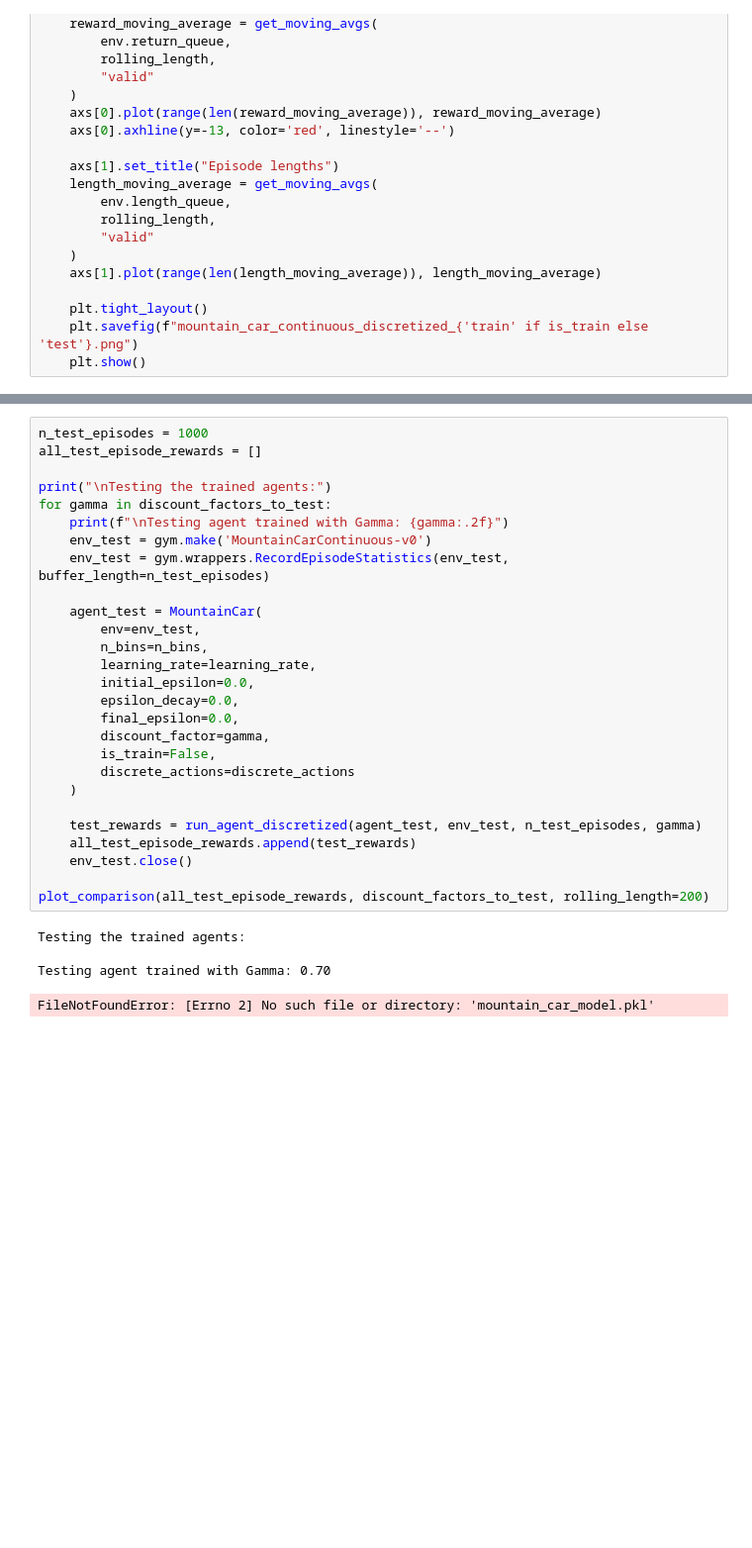
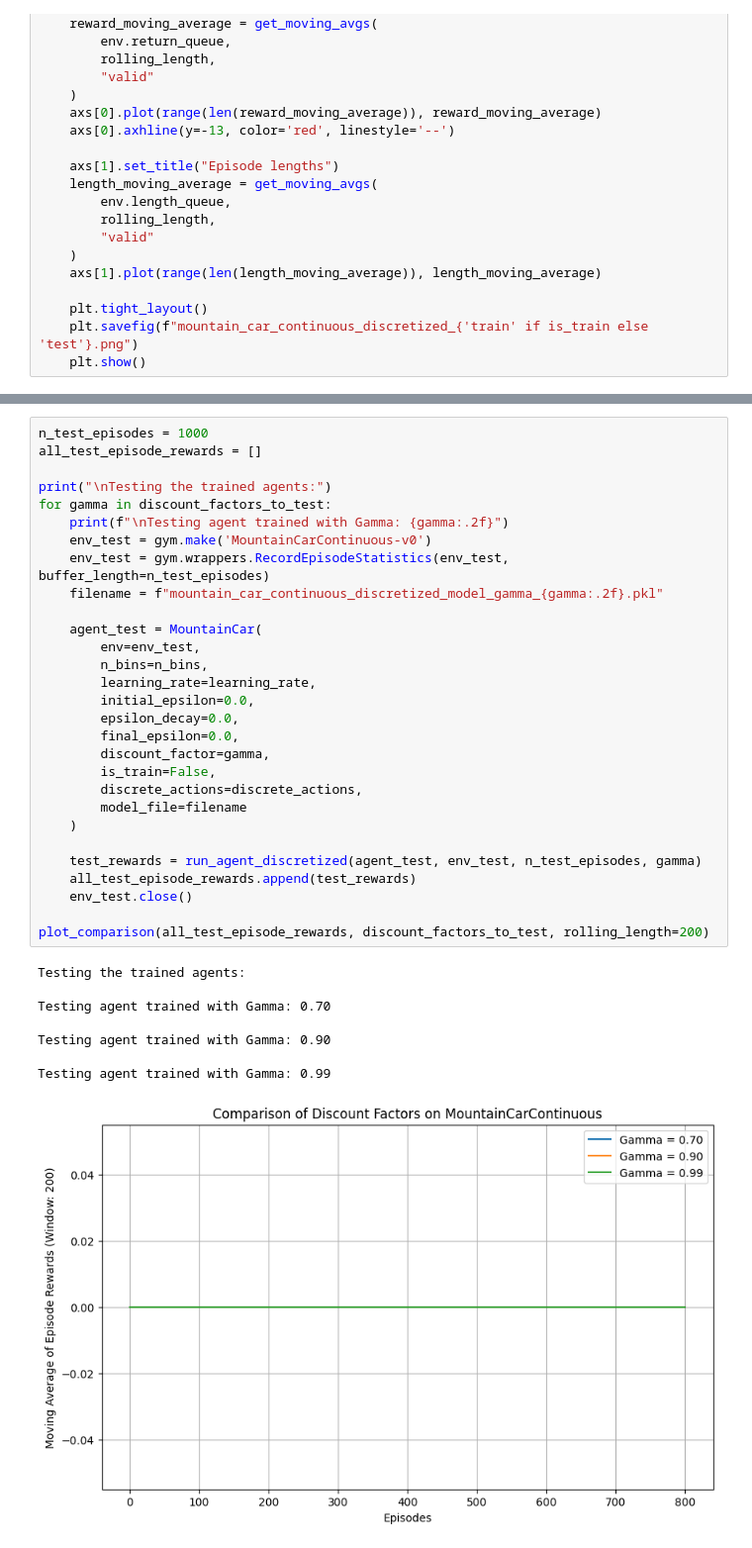
Before and after one commit to dianulka/computational-intelligence-in-digital-data-analysis, a Jupyter notebook: project03/gymnasium.ipynb, the cells around one changed output, grey strips where cells are left out. Shown: that part at 99% size. Saved outputs shown, nothing was run; the diff lists cells and outputs as text; blank space fills up the shorter version.

```diff
--- a/project03/gymnasium.ipynb
+++ b/project03/gymnasium.ipynb
@@ -395,32 +415,38 @@ Training agent with Discount Factor: 0.99
 # %%
 n_test_episodes = 1000
 all_test_episode_rewards = []
 
 print("\nTesting the trained agents:")
 for gamma in discount_factors_to_test:
     print(f"\nTesting agent trained with Gamma: {gamma:.2f}")
     env_test = gym.make('MountainCarContinuous-v0')
     env_test = gym.wrappers.RecordEpisodeStatistics(env_test, buffer_length=n_test_episodes)
+    filename = f"mountain_car_continuous_discretized_model_gamma_{gamma:.2f}.pkl"
 
     agent_test = MountainCar(
         env=env_test,
         n_bins=n_bins,
         learning_rate=learning_rate,
         initial_epsilon=0.0,
         epsilon_decay=0.0,
         final_epsilon=0.0,
         discount_factor=gamma,
         is_train=False,
-        discrete_actions=discrete_actions
+        discrete_actions=discrete_actions,
+        model_file=filename
     )
 
     test_rewards = run_agent_discretized(agent_test, env_test, n_test_episodes, gamma)
     all_test_episode_rewards.append(test_rewards)
     env_test.close()
 
 plot_comparison(all_test_episode_rewards, discount_factors_to_test, rolling_length=200)
 # %% [output]
 Testing the trained agents:
 
 Testing agent trained with Gamma: 0.70
+
+Testing agent trained with Gamma: 0.90
+
+Testing agent trained with Gamma: 0.99
-FileNotFoundError: [Errno 2] No such file or directory: 'mountain_car_model.pkl'
+[figure, added]
```
Also changed, not shown: parts of 4 cells of this notebook.
